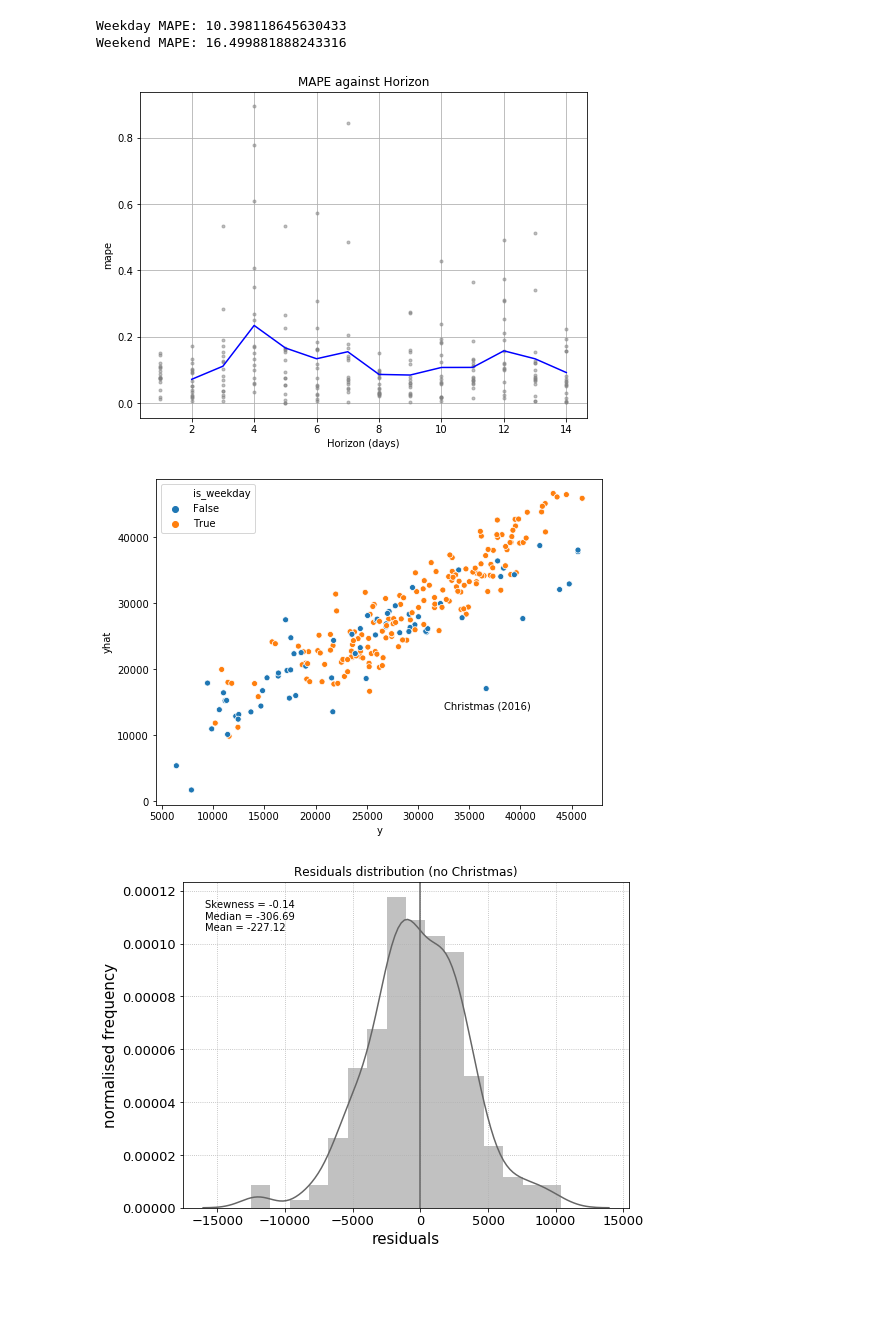
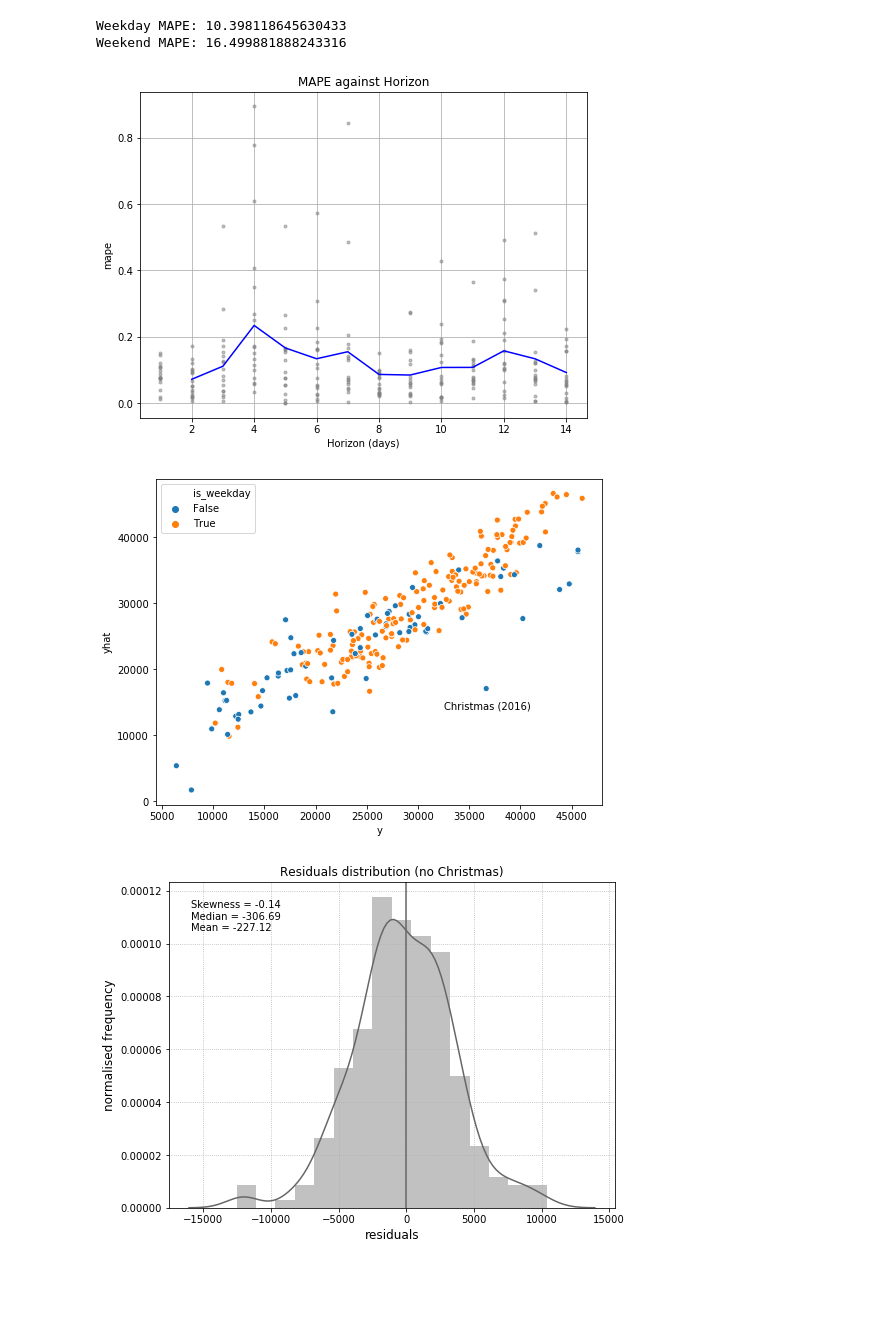
Before and after one commit to W-Tran/london-bike-share, a Jupyter notebook: london_bike_share.ipynb, the cells around one changed output. Saved outputs shown, nothing was run; the diff lists cells and outputs as text; code cells hidden in the pictures.

```diff
--- a/london_bike_share.ipynb
+++ b/london_bike_share.ipynb
@@ -379,33 +379,33 @@ Weekend MAPE: 16.499881888243316
 # %%
 fig = plot_cross_validation_metric(cv_results, metric='mape', figsize=(8,6))
 plt.title("MAPE against Horizon")
 
 
 f, ax = plt.subplots(figsize=(8,6))
 ax = sns.scatterplot(x="y", y="yhat", hue="is_weekday", data=cv_results)
 # ax = sns.jointplot('y', 'yhat', cv_results, kind='reg', height=8)
 ax.text(32500, 14000, 'Christmas (2016)', fontsize=10);
 
 residuals = cv_results.yhat - cv_results.y
 residuals = residuals[residuals>-18000]
 
 f, ax = plt.subplots(figsize=(8,6))
 sns.distplot(residuals, ax=ax, color='0.4')
 ax.grid(ls=':')
-ax.set_xlabel('residuals', fontsize=15)
-ax.set_ylabel("normalised frequency", fontsize=15)
+ax.set_xlabel('residuals', fontsize=12)
+ax.set_ylabel("normalised frequency", fontsize=12)
 ax.grid(ls=':')
-[l.set_fontsize(13) for l in ax.xaxis.get_ticklabels()]
-[l.set_fontsize(13) for l in ax.yaxis.get_ticklabels()];
+[l.set_fontsize(10) for l in ax.xaxis.get_ticklabels()]
+[l.set_fontsize(10) for l in ax.yaxis.get_ticklabels()];
 ax.axvline(0, color='0.4')
 ax.set_title('Residuals distribution (no Christmas)', fontsize=12)
 ax.text(0.05, 0.85, "Skewness = {:+4.2f}\nMedian = {:+4.2f}\nMean = {:+4.2f}".\
         format(skew(residuals), residuals.median(), residuals.mean()), \
         fontsize=10, transform=ax.transAxes);
 # %% [output]
 [figure]
 [figure]
-[figure, old version]
+[figure, new version]
 # %% [markdown]
 <br>
 <br>
```
Also changed, not shown: parts of 4 cells of this notebook.
